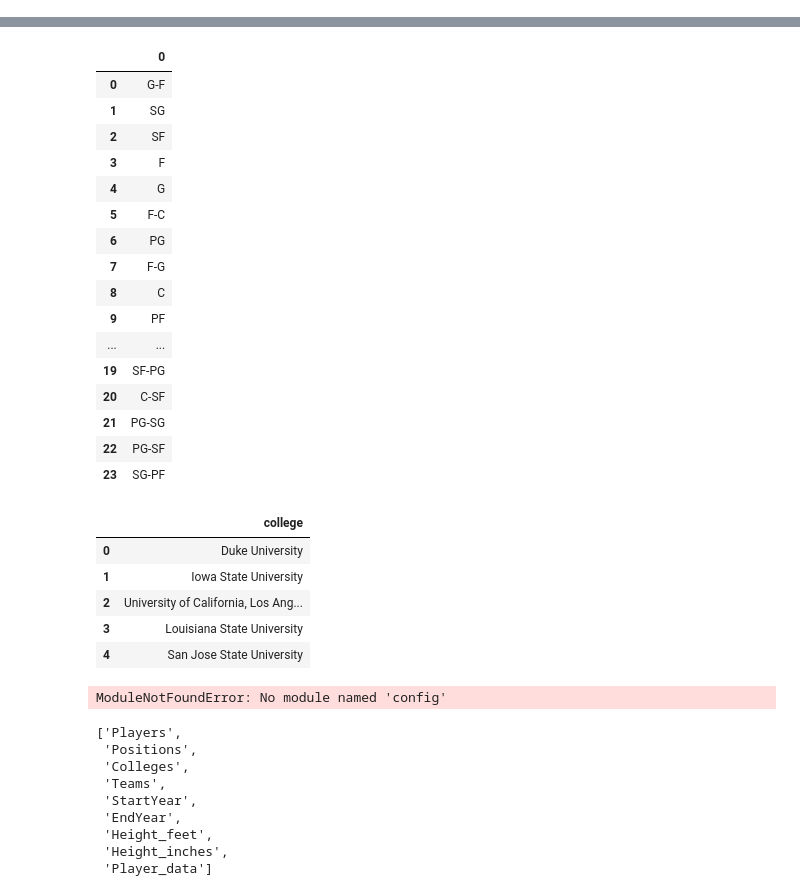
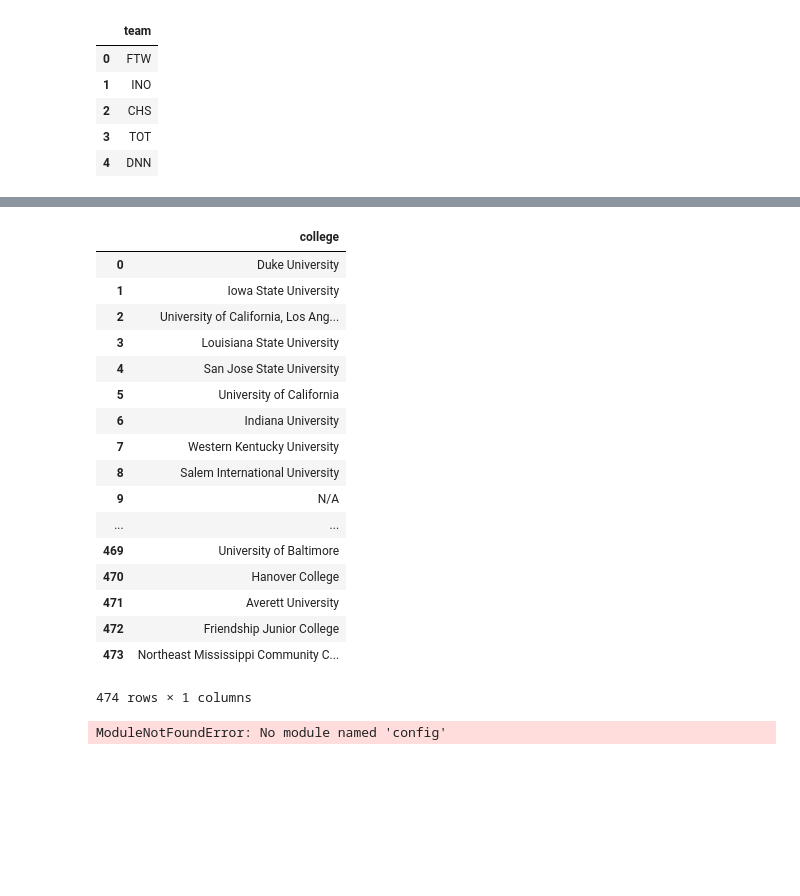
Before and after one commit to eschoon/NBA-Project, a Jupyter notebook: NBA Project.ipynb, the cells around one changed output, grey strips where cells are left out. Drawn from its saved outputs; the diff is of its cells as text; code cells hidden in the pictures; blank space fills up the shorter version.

```diff
--- a/NBA Project.ipynb
+++ b/NBA Project.ipynb
@@ -29,3 +40,31 @@ df_player_data.head()
+# %%
+#Create Tables: Height-W, Height-Inches, Main Position, Secondary Position, Teams
+height = [4,5,6,7]
+df_height = pd.DataFrame(height, columns =["height_feet"])
+df_height.head()
+
+inches = [0,1,2,3,4,5,6,7,8,9,10,11]
+df_inches = pd.DataFrame(inches, columns =["height_inches"])
+df_inches.head()
+
+main_position = df_season_stats.Pos_main.unique()
+Pos_main_df = pd.DataFrame(main_position, columns =["Pos_main"]).dropna()
+Pos_main_df
+
+secondary_position = df_season_stats.Pos_secondary.unique()
+Pos_secondary_df = pd.DataFrame(secondary_position, columns =["Pos_secondary"]).dropna()
+Pos_secondary_df
+
+teams = df_season_stats.Tm.unique()
+team_df = pd.DataFrame(teams, columns = ["team"]).dropna()
+team_df.head()
+# %% [output]
+|  | team |
+| 0 | FTW |
+| 1 | INO |
+| 2 | CHS |
+| 3 | TOT |
+| 4 | DNN |
 # %%
 colleges = df_player_data["college"].unique
 colleges
@@ -47,42 +86,33 @@ colleges
 4548                         George Washington University
 4549                         University of North Carolina
 Name: college, Length: 4550, dtype: object>
-# %%
-positions = df_player_data.C.unique()
-positions_2 = pd.DataFrame(positions)
-positions_2
-# %% [output]
-|  | 0 |
-| 0 | G-F |
-| 1 | SG |
-| 2 | SF |
-| 3 | F |
-| 4 | G |
-| 5 | F-C |
-| 6 | PG |
-| 7 | F-G |
-| 8 | C |
-| 9 | PF |
-| ... | ... |
-| 19 | SF-PG |
-| 20 | C-SF |
-| 21 | PG-SG |
-| 22 | PG-SF |
-| 23 | SG-PF |
 # %%
 colleges = df_player_data.college.unique()
 colleges_2 = pd.DataFrame(colleges)
 colleges_3 = colleges_2.rename(columns={0: "college"})
 import numpy as np
+#Change NaN College Name to N/A so can be added to Table
 colleges_4= colleges_3.replace(np.nan, 'N/A', regex=True)
-colleges_4.head()
+colleges_4
 # %% [output]
 |  | college |
 | 0 | Duke University |
 | 1 | Iowa State University |
 | 2 | University of California, Los Ang... |
 | 3 | Louisiana State University |
 | 4 | San Jose State University |
+| 5 | University of California |
+| 6 | Indiana University |
+| 7 | Western Kentucky University |
+| 8 | Salem International University |
+| 9 | N/A |
+| ... | ... |
+| 469 | University of Baltimore |
+| 470 | Hanover College |
+| 471 | Averett University |
+| 472 | Friendship Junior College |
+| 473 | Northeast Mississippi Community C... |
+474 rows × 1 columns
 # %%
 from sqlalchemy import create_engine
 import pandas as pd
@@ -97,14 +125,2 @@ ModuleNotFoundError: No module named 'config'
 connection_string = "postgres:postgres@localhost:5432/NBA Data"
 engine = create_engine(f'postgresql://{connection_string}')
-# %%
-engine.table_names()
-# %% [output]
-['Players',
- 'Positions',
- 'Colleges',
- 'Teams',
- 'StartYear',
- 'EndYear',
- 'Height_feet',
- 'Height_inches',
- 'Player_data']
```
Also changed, not shown: parts of 15 cells of this notebook.
